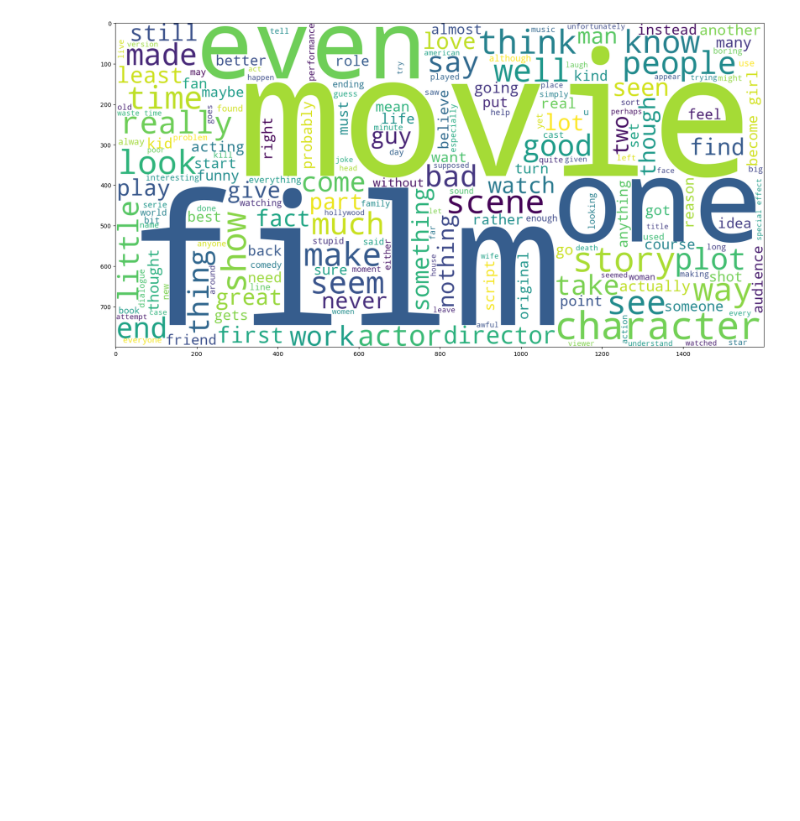
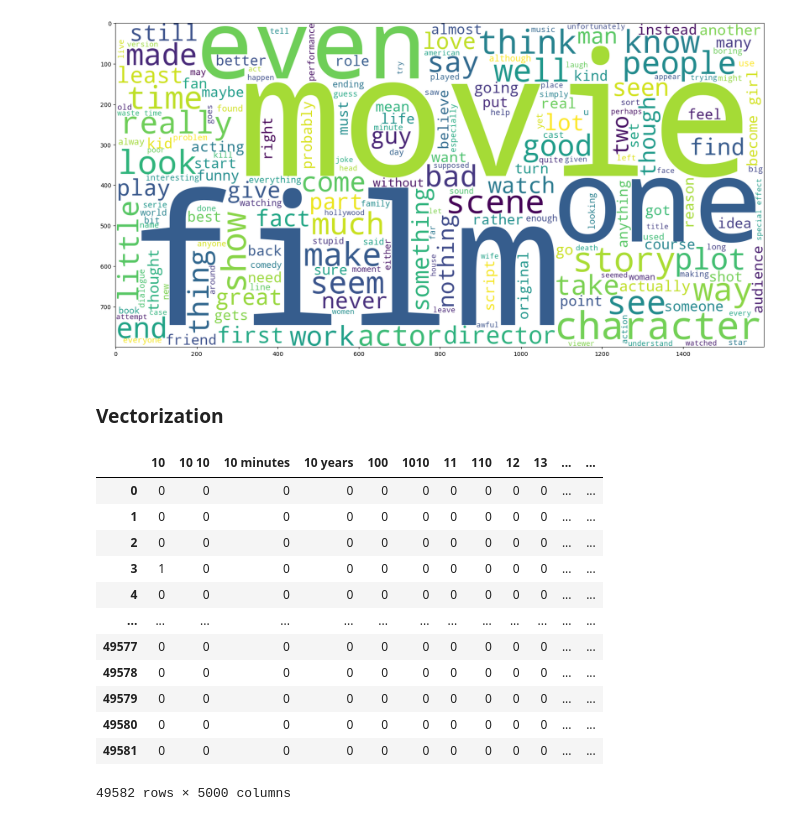
Before and after one commit to Apurba1903/IMDB_review_data_cleaning, a Jupyter notebook: analysis.ipynb, the cells around one changed output. Saved outputs shown, nothing was run; the diff lists cells and outputs as text; code cells hidden in the pictures; blank space fills up the shorter version.

```diff
--- a/analysis.ipynb
+++ b/analysis.ipynb
@@ -422,3 +424,5 @@ plt.imshow(wc)
 # %% [output]
 <matplotlib.image.AxesImage at 0x...>
 [figure]
+# %% [markdown]
+### Vectorization
@@ -424,0 +435,16 @@ plt.imshow(wc)
+# %%
+bag_of_words
+# %% [output]
+|  | 10 | 10 10 | 10 minutes | 10 years | 100 | 1010 | 11 | 110 | 12 | 13 | ... | ... |
+| 0 | 0 | 0 | 0 | 0 | 0 | 0 | 0 | 0 | 0 | 0 | ... | ... |
+| 1 | 0 | 0 | 0 | 0 | 0 | 0 | 0 | 0 | 0 | 0 | ... | ... |
+| 2 | 0 | 0 | 0 | 0 | 0 | 0 | 0 | 0 | 0 | 0 | ... | ... |
+| 3 | 1 | 0 | 0 | 0 | 0 | 0 | 0 | 0 | 0 | 0 | ... | ... |
+| 4 | 0 | 0 | 0 | 0 | 0 | 0 | 0 | 0 | 0 | 0 | ... | ... |
+| ... | ... | ... | ... | ... | ... | ... | ... | ... | ... | ... | ... | ... |
+| 49577 | 0 | 0 | 0 | 0 | 0 | 0 | 0 | 0 | 0 | 0 | ... | ... |
+| 49578 | 0 | 0 | 0 | 0 | 0 | 0 | 0 | 0 | 0 | 0 | ... | ... |
+| 49579 | 0 | 0 | 0 | 0 | 0 | 0 | 0 | 0 | 0 | 0 | ... | ... |
+| 49580 | 0 | 0 | 0 | 0 | 0 | 0 | 0 | 0 | 0 | 0 | ... | ... |
+| 49581 | 0 | 0 | 0 | 0 | 0 | 0 | 0 | 0 | 0 | 0 | ... | ... |
+49582 rows × 5000 columns
```
Also changed, not shown: parts of 6 cells of this notebook.
